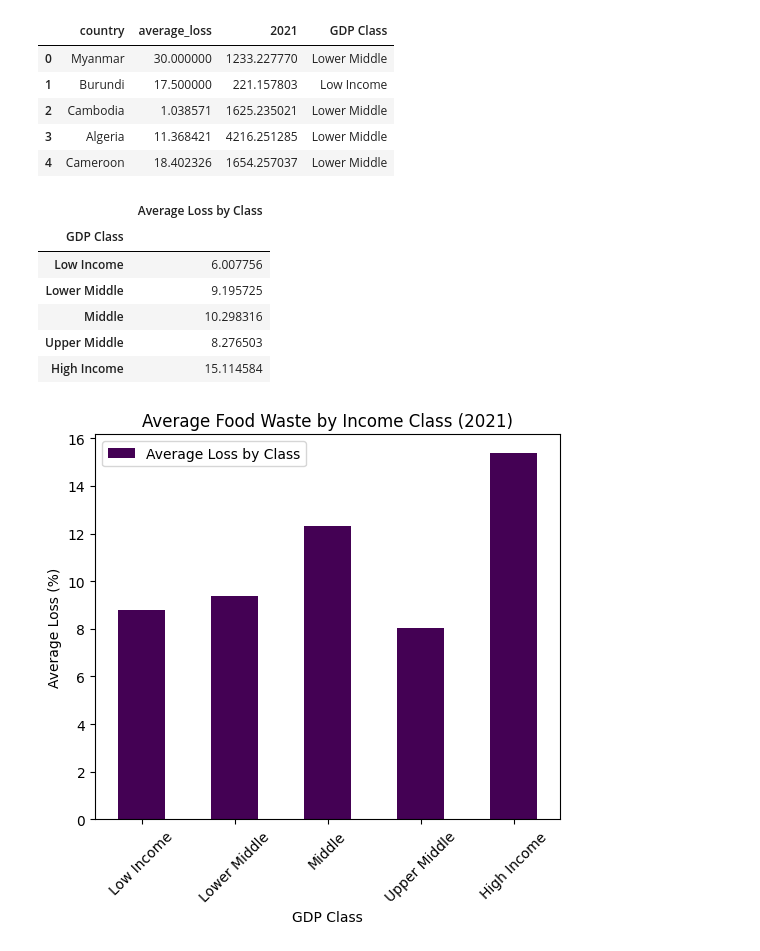
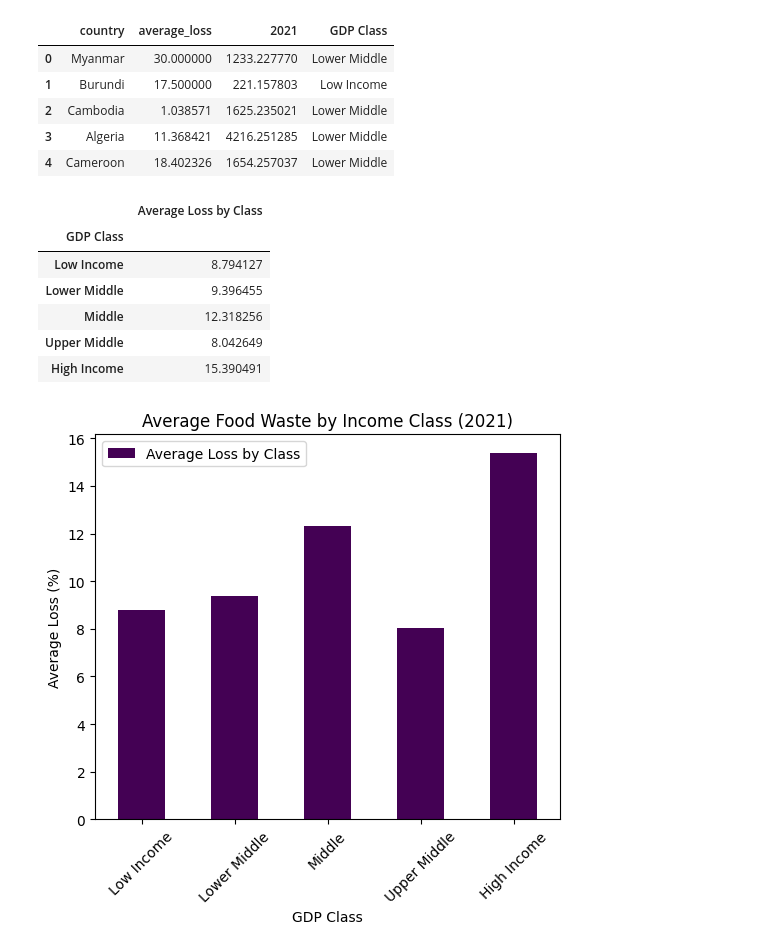
Before and after one commit to alanisrperez/food-waste-patterns, a Jupyter notebook: food-waste-tatyana.ipynb, the cells around one changed output. Cells and saved outputs as stored; diff of their text form; code cells hidden in the pictures.

```diff
--- a/food-waste-tatyana.ipynb
+++ b/food-waste-tatyana.ipynb
@@ -369,16 +370,16 @@ average_with_gdp.head()
 # %%
 # create a dataframe for average loss by income class
 average_loss_stats = average_with_gdp.groupby("GDP Class")["average_loss"].mean()
 average_recent_stats = average_recent_gdp.groupby("GDP Class")["average_loss"].mean()
 average_loss_df = pd.DataFrame({"Average Loss by Class" : average_loss_stats})
 average_recent_df = pd.DataFrame({"Average Loss by Class" : average_recent_stats})
-average_recent_df.head()
+average_loss_df.head()
 # %% [output]
 |  | Average Loss by Class |
 | GDP Class |  |
-| Low Income | 6.007756 |
-| Lower Middle | 9.195725 |
-| Middle | 10.298316 |
-| Upper Middle | 8.276503 |
-| High Income | 15.114584 |
+| Low Income | 8.794127 |
+| Lower Middle | 9.396455 |
+| Middle | 12.318256 |
+| Upper Middle | 8.042649 |
+| High Income | 15.390491 |
 # %%
```
Also changed, not shown: parts of 10 cells of this notebook, 1 other file.
